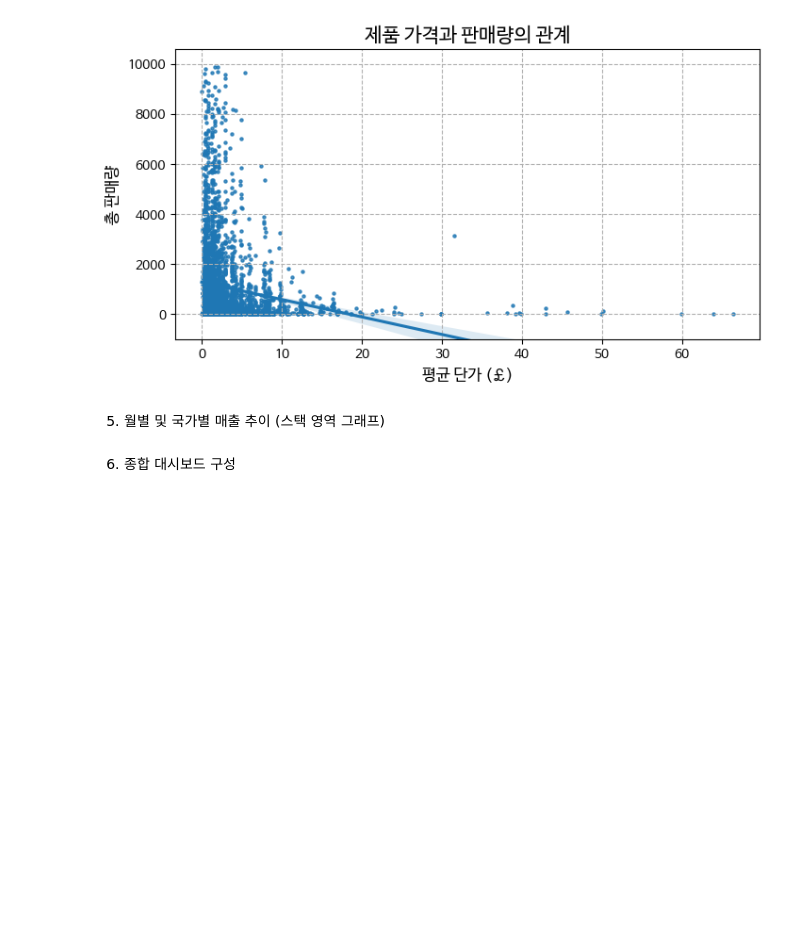
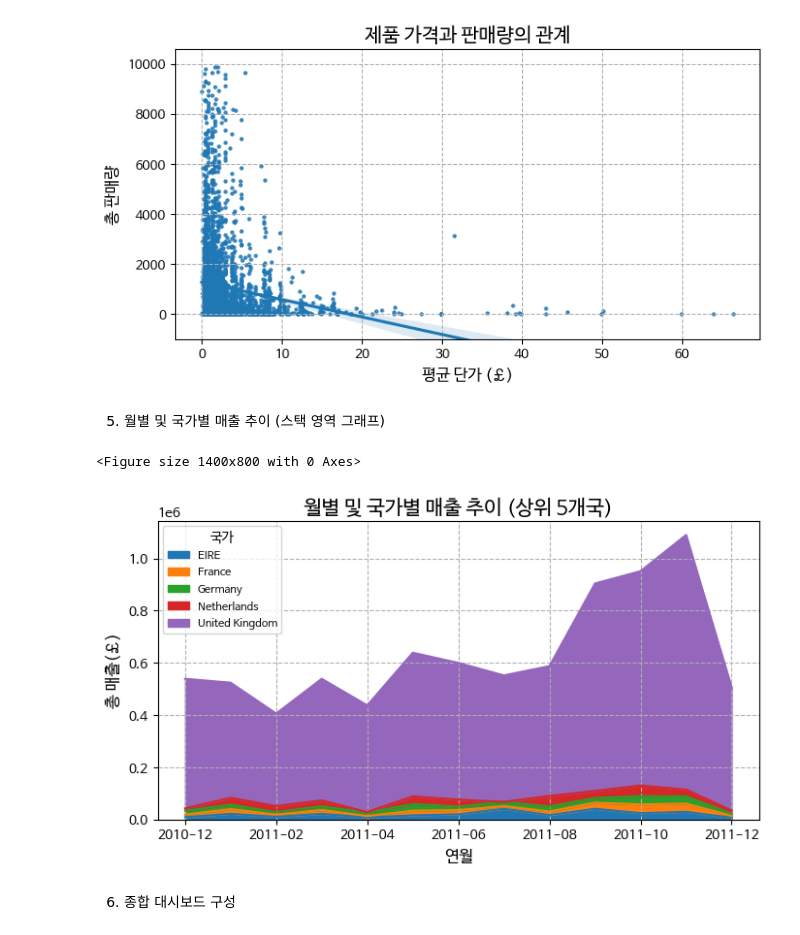
Before and after one commit to jj-it-lab/Data-Analysis-with-Open-Source, a Jupyter notebook: 오픈소스_데이터_분석_11강.ipynb, the cells around one changed output. Drawn from its saved outputs; the diff is of its cells as text; code cells hidden in the pictures; blank space fills up the shorter version.

```diff
--- a/오픈소스_데이터_분석_11강.ipynb
+++ b/오픈소스_데이터_분석_11강.ipynb
@@ -554,34 +554,37 @@ plt.show()
 # %%
 ## 국가별 총 매출 계산 및 상위 5개국 추출
 country_sales = retail_data_clean.groupby('Country')['TotalPrice'].sum().reset_index()
 top5_countries = country_sales.sort_values('TotalPrice', ascending=False).head(5)['Country']
 
 ## 상위 5개국의 월별 매출 데이터 필터링 및 집계
 monthly_country_sales = retail_data_clean[retail_data_clean['Country'].isin(top5_countries)]
 monthly_country_sales = monthly_country_sales.groupby(['Year', 'Month', 'Country'])['TotalPrice'].sum().reset_index()
 monthly_country_sales['YearMonth'] = monthly_country_sales['Year'].astype(str) + '-' + \
                                       monthly_country_sales['Month'].astype(str).str.zfill(2) ## 연월 문자열 생성
 
 ## 피벗 테이블 생성 (월별 국가별 매출)
 pivot_data = monthly_country_sales.pivot_table(
     index='YearMonth',
     columns='Country',
     values='TotalPrice',
     fill_value=0 ## 값이 없는 경우 0으로 채움
 )
 
 ## 스택 영역 그래프 시각화
 plt.figure(figsize=(14, 8))
 # pivot_data를 이용하여 영역 그래프를 시각화
-
+pivot_data.plot.area(stacked=True, figsize=(8,4))
 
 ## 그래프 제목 및 축 레이블 설정
 plt.title('월별 및 국가별 매출 추이 (상위 5개국)', fontsize=15)
 plt.xlabel('연월', fontsize=12)
 plt.ylabel('총 매출(£)', fontsize=12)
-plt.legend(title='국가') ## 범례 제목 설정
+plt.legend(title='국가',  fontsize=8) ## 범례 제목 설정
 plt.grid(linestyle='--') ## 그리드 추가
 plt.show()
+# %% [output]
+<Figure size 1400x800 with 0 Axes>
+[figure, added]
 # %% [markdown]
 6. 종합 대시보드 구성
 # %%
```
Also changed, not shown: parts of 1 cell of this notebook.
